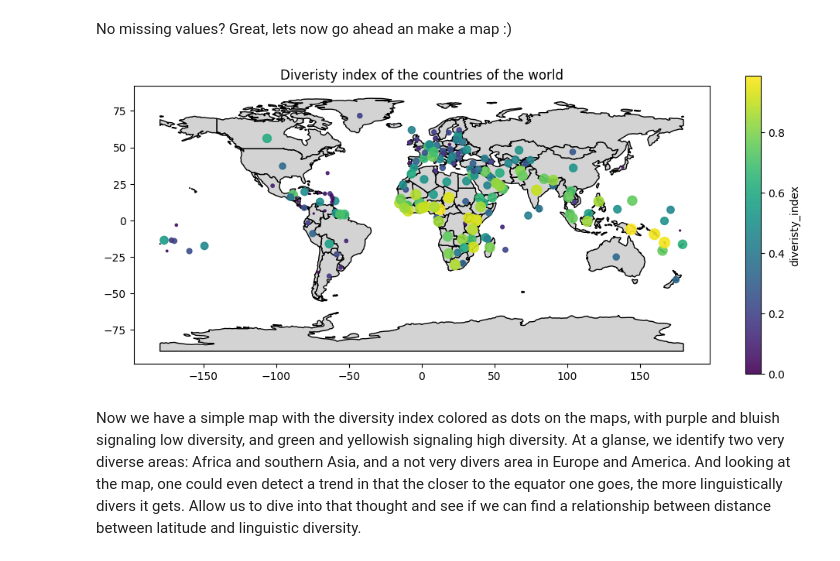
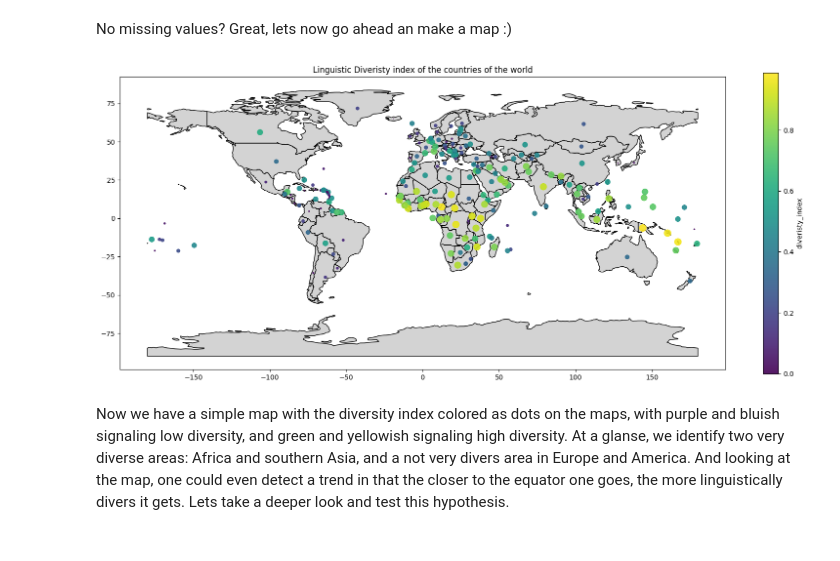
Before and after one commit to Eszettfors/CapstoneProject-DH-W2023-Essfors_Hannes, a Jupyter notebook: Assignment_1.ipynb, the cells around one changed output. Cells and saved outputs as stored; diff of their text form; code cells hidden in the pictures.

```diff
--- a/Assignment_1.ipynb
+++ b/Assignment_1.ipynb
@@ -339,7 +438,7 @@ df.describe()
 # %% [markdown]
 Some of these columns are not necessary, or rather, not interesting for our research questions, so we will drop them.
 # %%
-df = df.drop(['Phones (per 1000)','Arable (%)','Crops (%)', 'Other (%)', 'Climate','lang_count(%)','nmb_of_speakers_total','nmb_of_speakers_mean','nmb_of_speakers_median','diversity_coverage'], axis='columns')
+df = df.drop(['arable','crops', 'other', 'climate','lang_count(%)','nmb_of_speakers_total','nmb_of_speakers_mean','nmb_of_speakers_median','diversity_coverage'], axis='columns')
 # %%
 df.columns
 # %% [output]
@@ -422,0 +525,4 @@ To finish off this part about language count, lets look at another bar plot, but
+# %%
+df['continent'] = df['region']
+cont_map = {'ASIA (EX. NEAR EAST)         ': 'Asia', 'NEAR EAST                          ': 'Asia', 'C.W. OF IND. STATES ':'Asia', 'NORTHERN AFRICA                    ': 'Africa','SUB-SAHARAN AFRICA                 ':'Africa', 'WESTERN EUROPE                     ':'Europe', 'EASTERN EUROPE                     ':'Europe', 'BALTICS                            ': 'Europe', 'LATIN AMER. & CARIB    ':'South America', 'NORTHERN AMERICA                   ': 'North America', 'OCEANIA                            ':'Oceania' }
+df['continent'] = df['continent'].map(cont_map)
@@ -513,5 +637,19 @@ To do that, we need the geographical coordinates, which we will import from this
 # %%
 cords = pd.read_csv('world_country_and_usa_states_latitude_and_longitude_values.csv')
 cords = cords[['country', 'latitude', 'longitude']]
+# %%
+cords.replace('Congo [DRC]', 'Democratic Republic of the Congo', inplace=True)
+cords.replace('Congo [Republic]', 'Congo', inplace=True)
+cords.replace('Cape Verde', 'Cape Verde Islands', inplace=True)
+cords.replace('Gaza Strip', 'Palestine', inplace=True)
+cords.replace('Macedonia [FYROM]', 'Macedonia', inplace=True)
+cords.replace('Myanmar [Burma]', 'Myanmar', inplace=True)
+cords.replace('São Tomé and Príncipe', 'São Tomé e Príncipe', inplace=True)
+cords.replace('Swaziland', 'Eswatini', inplace=True)
+cords.replace('Pitcairn Islands', 'Pitcairn', inplace=True)
+cords.replace('Vietnam', 'Viet Nam', inplace=True)
+cords.replace('Gaza Strip', 'Palestine', inplace=True)
+cords.replace('Czech Republic', 'Czechia', inplace=True)
 # %%
-df = pd.merge(df, cords, on='country', how='inner')
+map = pd.merge(df, cords, on='country', how='inner')
+map.info()
@@ -540,20 +676,20 @@ No missing values? Great, lets now go ahead an make a map :)
 # %%
 world = gpd.read_file(gpd.datasets.get_path("naturalearth_lowres"));
 # %%
-fig, ax = plt.subplots(figsize = (12,5))
+fig, ax = plt.subplots(figsize = (20,8))
 world.plot(color = 'lightgrey', ax = ax, edgecolor = 'Black')
 plt.scatter(
-    df['longitude'],
-    df['latitude'],
-    s=100*df['diversity_index'],
-    c=df['diversity_index'],
+    map['longitude'],
+    map['latitude'],
+    s=100*map['diversity_index'],
+    c=map['diversity_index'],
     cmap='viridis',
     alpha=0.9
     )
 plt.colorbar(label='diveristy_index');
-plt.title('Diveristy index of the countries of the world');
+plt.title('Linguistic Diveristy index of the countries of the world');
 ax.grid(False)
 # %% [output]
-[figure, old version]
+[figure, new version]
 # %% [markdown]
-Now we have a simple map with the diversity index colored as dots on the maps, with purple and bluish signaling low diversity, and green and yellowish signaling high diversity. At a glanse, we identify two very diverse areas: Africa and southern Asia, and a not very divers area in Europe and America. And looking at the map, one could even detect a trend in that the closer to the equator one goes, the more linguistically divers it gets. Allow us to dive into that thought and see if we can find a relationship between distance between latitude and linguistic diversity.
+Now we have a simple map with the diversity index colored as dots on the maps, with purple and bluish signaling low diversity, and green and yellowish signaling high diversity. At a glanse, we identify two very diverse areas: Africa and southern Asia, and a not very divers area in Europe and America. And looking at the map, one could even detect a trend in that the closer to the equator one goes, the more linguistically divers it gets. Lets take a deeper look and test this hypothesis.
```
Also changed, not shown: parts of 51 cells of this notebook.
